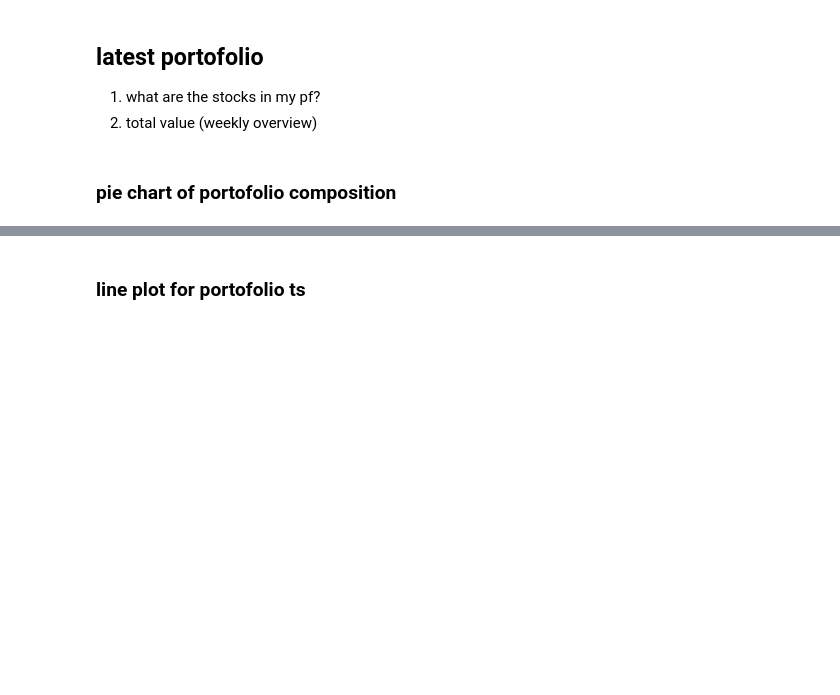
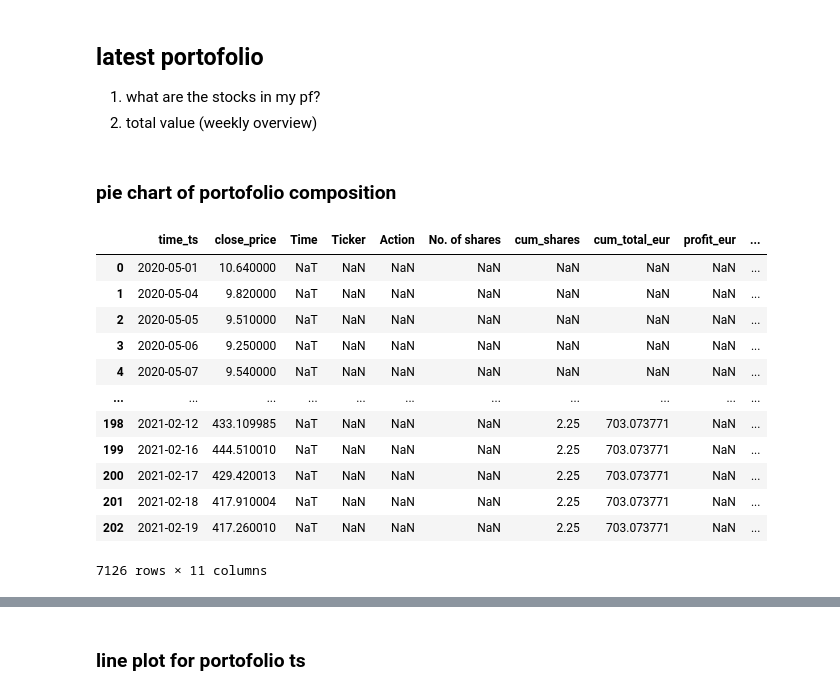
Before and after one commit to jinchao-chen/portfolio-dashboard, a Jupyter notebook: notebooks/app_development.ipynb, the cells around one changed output, grey strips where cells are left out. Saved outputs shown, nothing was run; the diff lists cells and outputs as text; code cells hidden in the pictures; blank space fills up the shorter version.

```diff
--- a/notebooks/app_development.ipynb
+++ b/notebooks/app_development.ipynb
@@ -163,10 +167,9 @@ def merge_histories(tr_sub, tts_sub, ticker):
     note: invested amount is determined based on the market price at close, rather than the transaction record
     """
     merged = tts_sub.merge(right=tr_sub, left_on='time_ts',
-                           right_on='Time', how="outer")
-    merged = merged.merge(df_forex, left_on = 'time_ts', right_on='date')
+                           right_on='Time', how="outer")  # merge based on date, to be modified
     merged['cum_shares'] = merged['cum_shares'].fillna(method='ffill')
-    merged['value'] = merged['close_price']*merged['cum_shares']*merged['rate']
+    merged['value'] = merged['close_price']*merged['cum_shares']
     merged['ticker'] = ticker
     merged['cum_total_eur'] = merged['cum_total_eur'].fillna(
         method='ffill')
@@ -183,7 +186,8 @@ for ticker in tickers:
     if ticker not in not_found:
         # share_no_history(tr_pivoted,ticker)
         tr_sub = groups.get_group(
-            ticker)[['Time', 'Ticker', 'cum_shares', 'cum_total_eur', 'profit_eur']]
+            ticker).copy()[['Time', 'Ticker', 'Action', 'No. of shares', 'cum_shares', 'cum_total_eur', 'profit_eur']]
+        tr_sub['Time']=tr_sub["Time"].dt.floor("d")
         tts_sub = ticker_price_history(data, ticker)
         df = merge_histories(tr_sub, tts_sub, ticker)
 
@@ -231,3 +287,19 @@ fig.show()
 1. total value (weekly overview)
 # %% [markdown]
 ### pie chart of portofolio composition
+# %%
+df_combined
+# %% [output]
+|  | time_ts | close_price | Time | Ticker | Action | No. of shares | cum_shares | cum_total_eur | profit_eur | ... |
+| 0 | 2020-05-01 | 10.640000 | NaT | NaN | NaN | NaN | NaN | NaN | NaN | ... |
+| 1 | 2020-05-04 | 9.820000 | NaT | NaN | NaN | NaN | NaN | NaN | NaN | ... |
+| 2 | 2020-05-05 | 9.510000 | NaT | NaN | NaN | NaN | NaN | NaN | NaN | ... |
+| 3 | 2020-05-06 | 9.250000 | NaT | NaN | NaN | NaN | NaN | NaN | NaN | ... |
+| 4 | 2020-05-07 | 9.540000 | NaT | NaN | NaN | NaN | NaN | NaN | NaN | ... |
+| ... | ... | ... | ... | ... | ... | ... | ... | ... | ... | ... |
+| 198 | 2021-02-12 | 433.109985 | NaT | NaN | NaN | NaN | 2.25 | 703.073771 | NaN | ... |
+| 199 | 2021-02-16 | 444.510010 | NaT | NaN | NaN | NaN | 2.25 | 703.073771 | NaN | ... |
+| 200 | 2021-02-17 | 429.420013 | NaT | NaN | NaN | NaN | 2.25 | 703.073771 | NaN | ... |
+| 201 | 2021-02-18 | 417.910004 | NaT | NaN | NaN | NaN | 2.25 | 703.073771 | NaN | ... |
+| 202 | 2021-02-19 | 417.260010 | NaT | NaN | NaN | NaN | 2.25 | 703.073771 | NaN | ... |
+7126 rows × 11 columns
```
Also changed, not shown: parts of 28 cells of this notebook, 3 other files.
